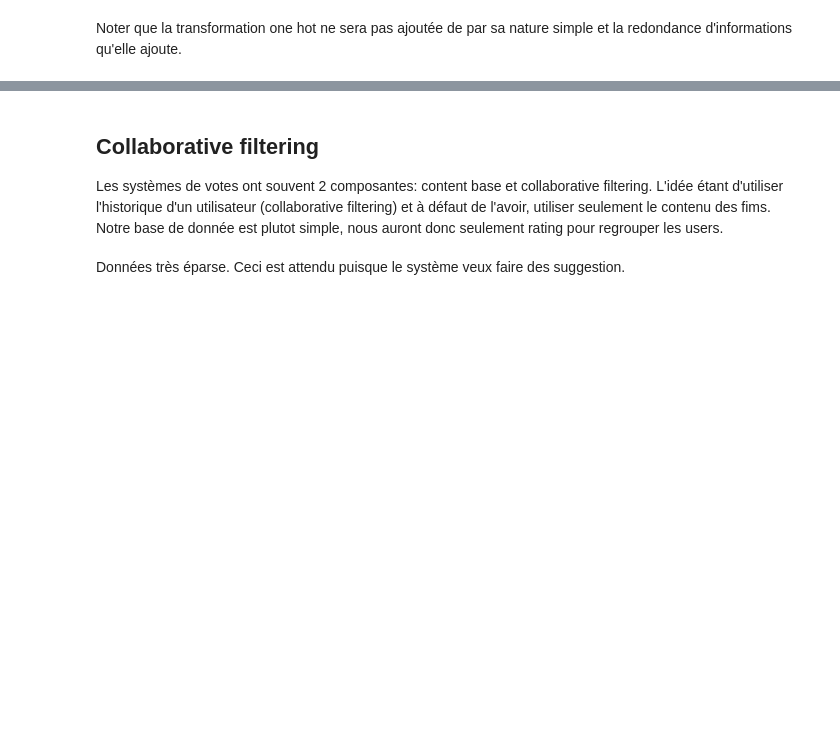
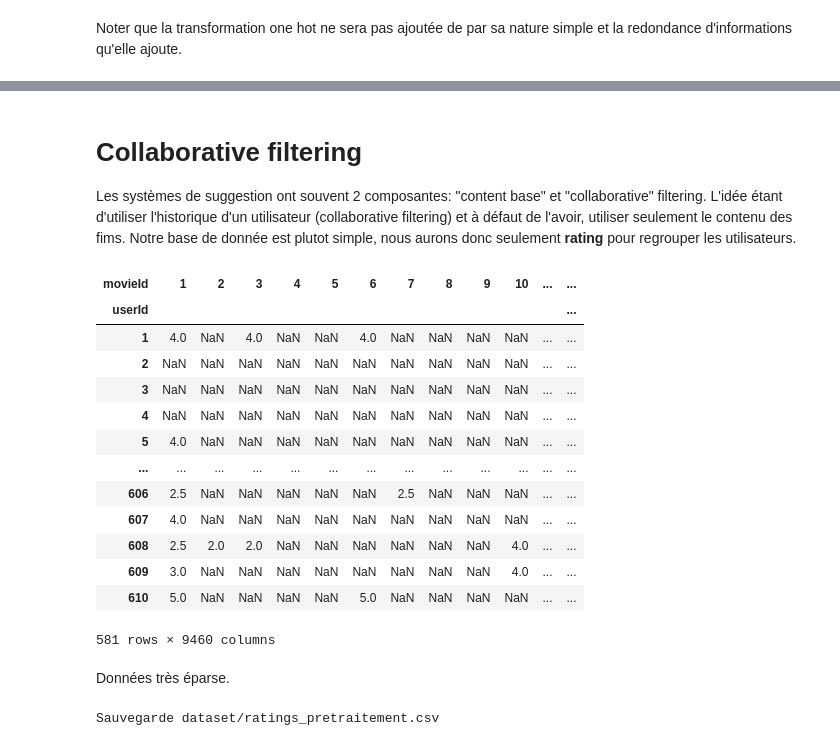
Before and after one commit to jfgagnon00/MovieLens, a Jupyter notebook: A56.ipynb, the cells around one changed output, grey strips where cells are left out. Drawn from its saved outputs; the diff is of its cells as text; code cells hidden in the pictures; blank space fills up the shorter version.

```diff
--- a/A56.ipynb
+++ b/A56.ipynb
@@ -929,19 +1149,33 @@ movies_final_df.to_csv(csv_path, index=False)
 # %% [markdown]
-## Collaborative filtering<br>
-<font class="answer">
-Les systèmes de votes ont souvent 2 composantes: content base et collaborative filtering. L'idée étant d'utiliser l'historique d'un utilisateur (collaborative filtering) et à défaut de l'avoir, utiliser seulement le contenu des fims. Notre base de donnée est plutot simple, nous auront donc seulement rating pour regrouper les users.
+# Collaborative filtering
+
+Les systèmes de suggestion ont souvent 2 composantes: "content base" et "collaborative" filtering. L'idée étant d'utiliser l'historique d'un utilisateur (collaborative filtering) et à défaut de l'avoir, utiliser seulement le contenu des fims. Notre base de donnée est plutot simple, nous aurons donc seulement **rating** pour regrouper les utilisateurs.
 # %%
 #
-# s'assurer de garder uniquement les uers qui ont les movieId present dans movies_ratings
+# s'assurer de garder uniquement les uers qui ont les movieId present dans movies_final_df
 #
-movieIds = movies_ratings.movieId.unique()
+movieIds = movies_final_df.movieId.unique()
 ratings = mvl_dataset.ratings[ mvl_dataset.ratings.movieId.isin(movieIds)  ]
 user_ratings = ratings.pivot(index="userId", columns="movieId", values="rating")
 
 display(user_ratings)
+# %% [output]
+| movieId | 1 | 2 | 3 | 4 | 5 | 6 | 7 | 8 | 9 | 10 | ... | ... |
+| userId |  |  |  |  |  |  |  |  |  |  |  | ... |
+| 1 | 4.0 | NaN | 4.0 | NaN | NaN | 4.0 | NaN | NaN | NaN | NaN | ... | ... |
+| 2 | NaN | NaN | NaN | NaN | NaN | NaN | NaN | NaN | NaN | NaN | ... | ... |
+| 3 | NaN | NaN | NaN | NaN | NaN | NaN | NaN | NaN | NaN | NaN | ... | ... |
+| 4 | NaN | NaN | NaN | NaN | NaN | NaN | NaN | NaN | NaN | NaN | ... | ... |
+| 5 | 4.0 | NaN | NaN | NaN | NaN | NaN | NaN | NaN | NaN | NaN | ... | ... |
+| ... | ... | ... | ... | ... | ... | ... | ... | ... | ... | ... | ... | ... |
+| 606 | 2.5 | NaN | NaN | NaN | NaN | NaN | 2.5 | NaN | NaN | NaN | ... | ... |
+| 607 | 4.0 | NaN | NaN | NaN | NaN | NaN | NaN | NaN | NaN | NaN | ... | ... |
+| 608 | 2.5 | 2.0 | 2.0 | NaN | NaN | NaN | NaN | NaN | NaN | 4.0 | ... | ... |
+| 609 | 3.0 | NaN | NaN | NaN | NaN | NaN | NaN | NaN | NaN | 4.0 | ... | ... |
+| 610 | 5.0 | NaN | NaN | NaN | NaN | 5.0 | NaN | NaN | NaN | NaN | ... | ... |
+581 rows × 9460 columns
 # %% [markdown]
-<font class="answer">
-Données très éparse. Ceci est attendu puisque le système veux faire des suggestion.
+Données très éparse.
 # %%
 #
 # sauvegarde des traitements sur user_ratings
@@ -951,3 +1185,5 @@ csv_path = "".join([csv_path, "_pretraitement", ".csv"])
 
 print("Sauvegarde", csv_path)
 user_ratings.to_csv(csv_path, index=False)
+# %% [output]
+Sauvegarde dataset/ratings_pretraitement.csv
```
Also changed, not shown: parts of 30 cells of this notebook.
